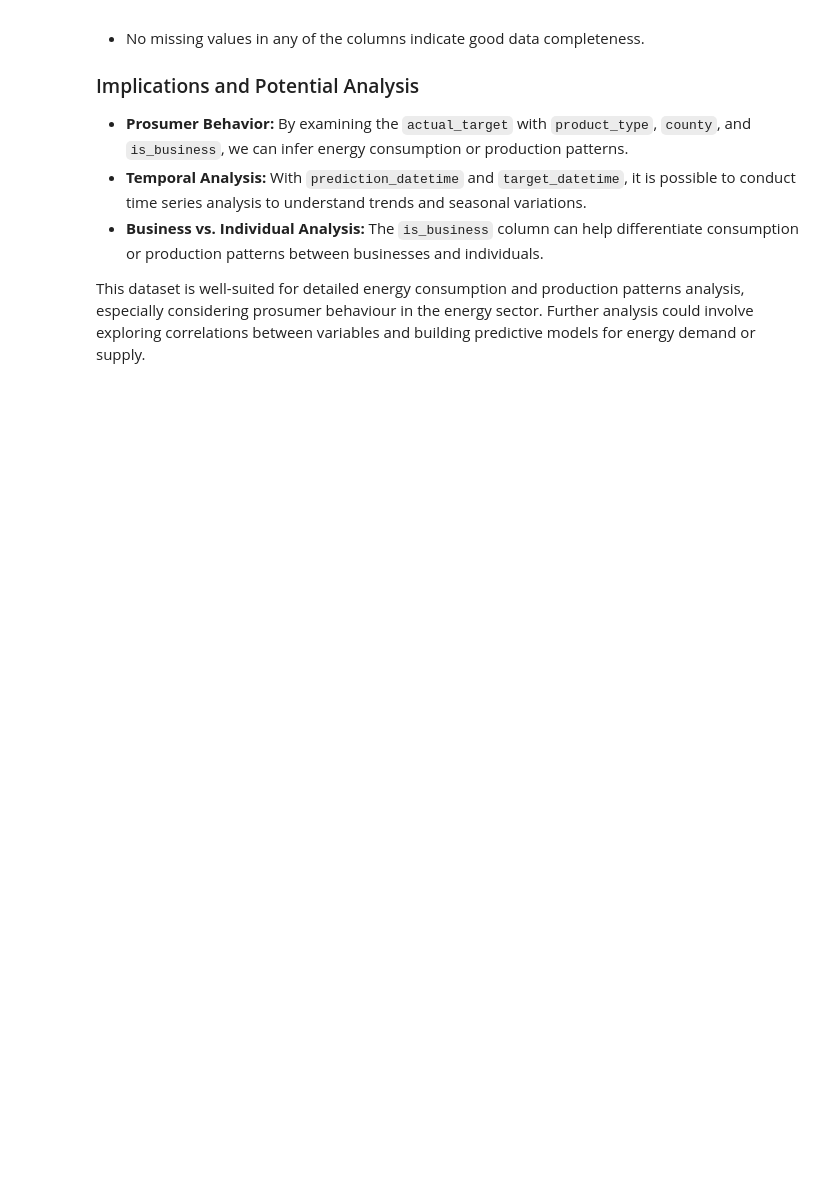
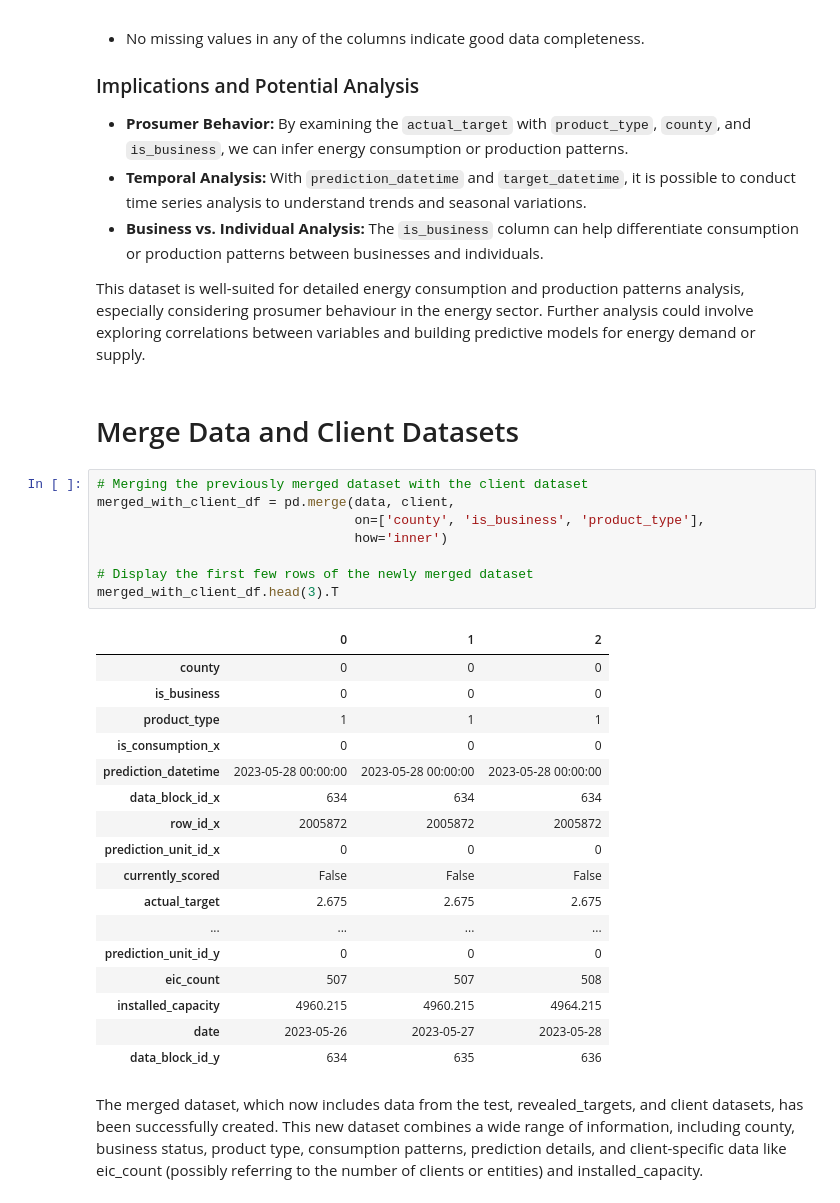
Before and after one commit to carlos-alves-one/Energy-Forecast, a Jupyter notebook: datasets_merge_V3.ipynb, the cells around one changed output. Drawn from its saved outputs; the diff is of its cells as text; blank space fills up the shorter version.

Commit message:
Merge Data and Client Datasets

```diff
--- a/datasets_merge_V3.ipynb
+++ b/datasets_merge_V3.ipynb
@@ -153,3 +157,33 @@ data.head(3).T
 - **Business vs. Individual Analysis:** The `is_business` column can help differentiate consumption or production patterns between businesses and individuals.
 
 This dataset is well-suited for detailed energy consumption and production patterns analysis, especially considering prosumer behaviour in the energy sector. Further analysis could involve exploring correlations between variables and building predictive models for energy demand or supply.
+# %% [markdown]
+# Merge Data and Client Datasets
+# %%
+# Merging the previously merged dataset with the client dataset
+merged_with_client_df = pd.merge(data, client,
+                                 on=['county', 'is_business', 'product_type'],
+                                 how='inner')
+
+# Display the first few rows of the newly merged dataset
+merged_with_client_df.head(3).T
+# %% [output]
+|  | 0 | 1 | 2 |
+| county | 0 | 0 | 0 |
+| is_business | 0 | 0 | 0 |
+| product_type | 1 | 1 | 1 |
+| is_consumption_x | 0 | 0 | 0 |
+| prediction_datetime | 2023-05-28 00:00:00 | 2023-05-28 00:00:00 | 2023-05-28 00:00:00 |
+| data_block_id_x | 634 | 634 | 634 |
+| row_id_x | 2005872 | 2005872 | 2005872 |
+| prediction_unit_id_x | 0 | 0 | 0 |
+| currently_scored | False | False | False |
+| actual_target | 2.675 | 2.675 | 2.675 |
+| ... | ... | ... | ... |
+| prediction_unit_id_y | 0 | 0 | 0 |
+| eic_count | 507 | 507 | 508 |
+| installed_capacity | 4960.215 | 4960.215 | 4964.215 |
+| date | 2023-05-26 | 2023-05-27 | 2023-05-28 |
+| data_block_id_y | 634 | 635 | 636 |
+# %% [markdown]
+The merged dataset, which now includes data from the test, revealed_targets, and client datasets, has been successfully created. This new dataset combines a wide range of information, including county, business status, product type, consumption patterns, prediction details, and client-specific data like eic_count (possibly referring to the number of clients or entities) and installed_capacity.
```
Also changed, not shown: parts of 6 cells of this notebook.
